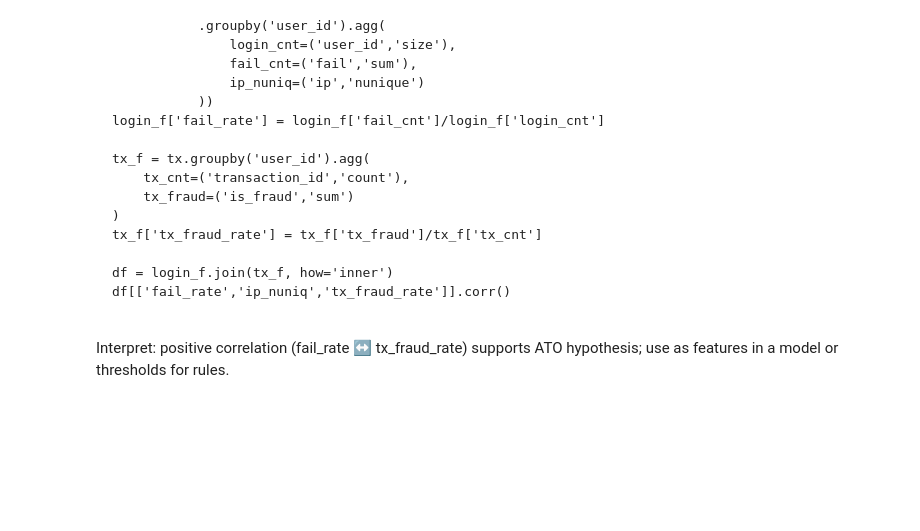
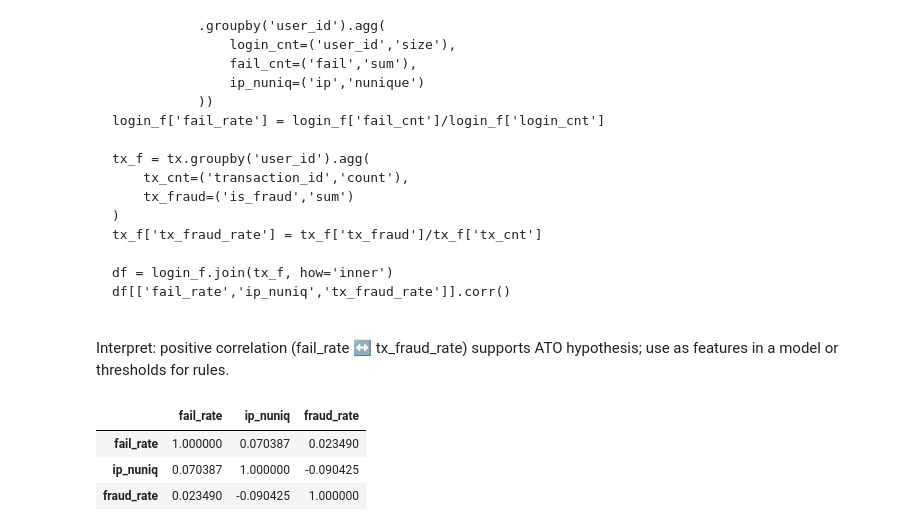
Before and after one commit to tommyasni08/Fraud-Projects, a Jupyter notebook: [Learn] Stage 1 Foundations/02_eda_exercise.ipynb, the cells around one changed output. Saved outputs shown, nothing was run; the diff lists cells and outputs as text; code cells hidden in the pictures; blank space fills up the shorter version.

````diff
--- a/[Learn] Stage 1 Foundations/02_eda_exercise.ipynb
+++ b/[Learn] Stage 1 Foundations/02_eda_exercise.ipynb
@@ -486,3 +486,27 @@ df[['fail_rate','ip_nuniq','tx_fraud_rate']].corr()
 ```
 
 Interpret: positive correlation (fail_rate ↔ tx_fraud_rate) supports ATO hypothesis; use as features in a model or thresholds for rules.
+# %%
+login_f = (logins.assign(fail=(logins['outcome']=='fail').astype(int))
+           .groupby('user_id').agg(
+               login_cnt=('user_id','size'),
+               fail_cnt=('fail','sum'),
+               ip_nuniq=('ip','nunique')
+           ))
+login_f['fail_rate'] = login_f['fail_cnt']/login_f['login_cnt']
+
+# Aggregate
+agg_users = transactions.groupby('user_id').agg(
+    total_tx=('transaction_id','count'),
+    spend=('amount','sum'),
+    fraud_tx=('is_fraud','sum')
+)
+agg_users['fraud_rate'] = agg_users['fraud_tx'] / agg_users['total_tx']
+
+df = login_f.join(agg_users, how='inner')
+df[['fail_rate','ip_nuniq','fraud_rate']].corr()
+# %% [output]
+|  | fail_rate | ip_nuniq | fraud_rate |
+| fail_rate | 1.000000 | 0.070387 | 0.023490 |
+| ip_nuniq | 0.070387 | 1.000000 | -0.090425 |
+| fraud_rate | 0.023490 | -0.090425 | 1.000000 |
````
